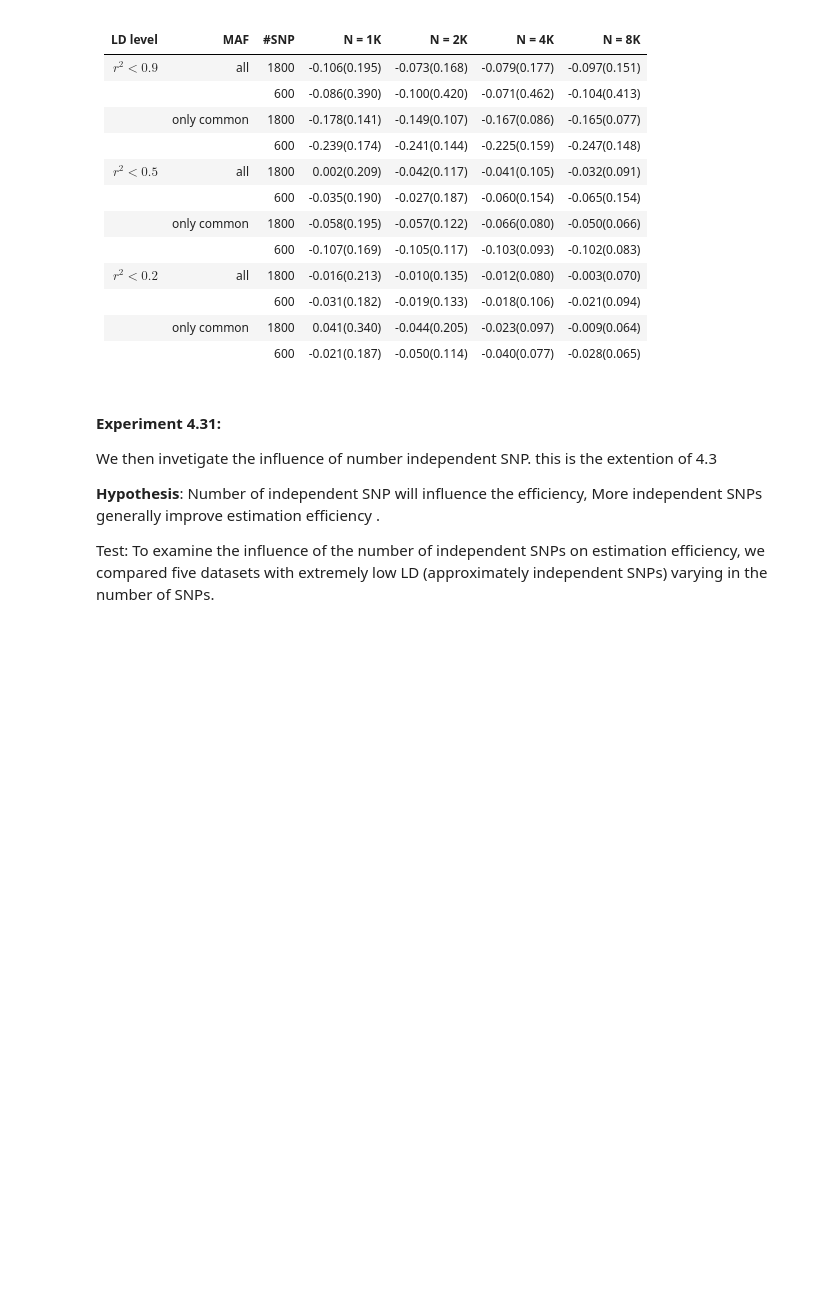
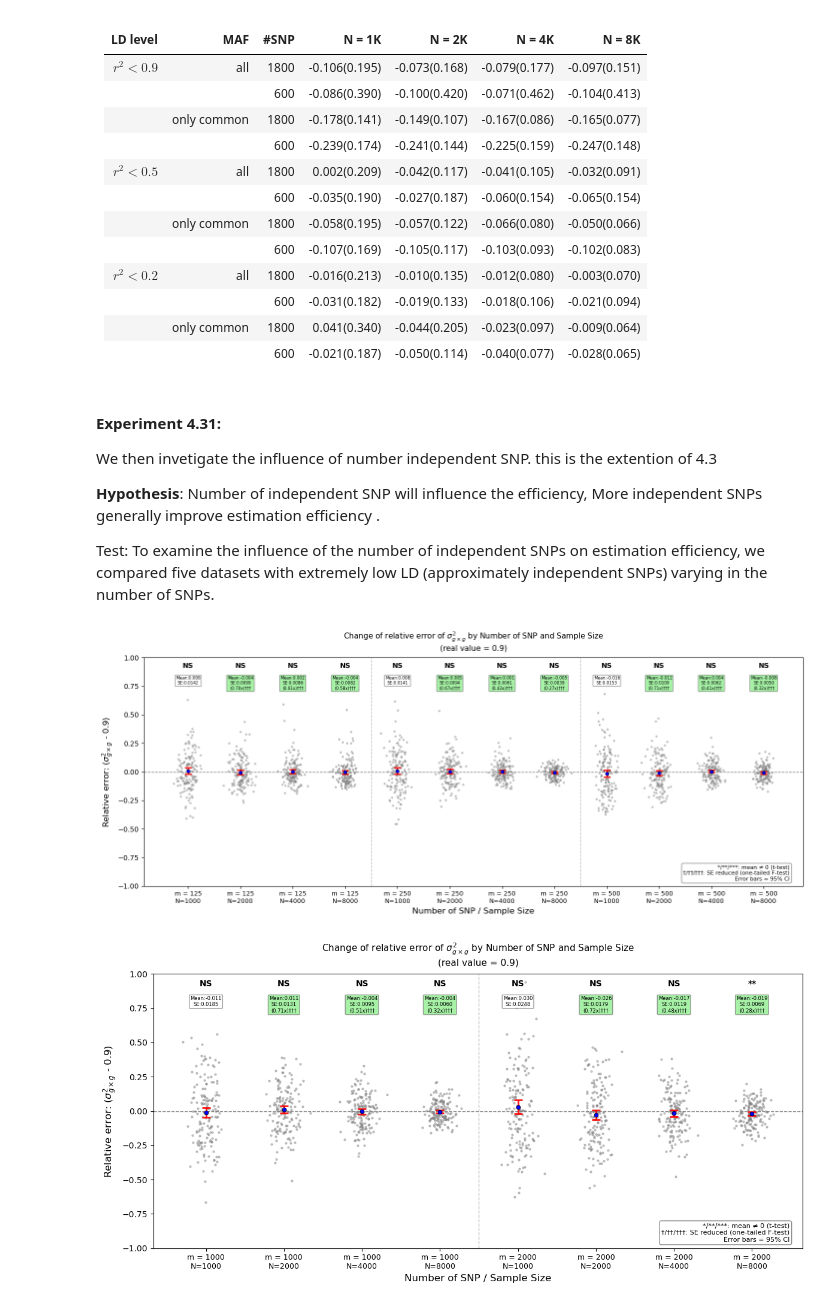
Before and after one commit to border-lab/Full-gene-level-GxG-Estimation, a Jupyter notebook: Experiments/solve_ContiguousSNP.ipynb, the cells around one changed output. Saved outputs shown, nothing was run; the diff lists cells and outputs as text; code cells hidden in the pictures; blank space fills up the shorter version.

```diff
--- a/Experiments/solve_ContiguousSNP.ipynb
+++ b/Experiments/solve_ContiguousSNP.ipynb
@@ -179,6 +179,17 @@ lowLD_smallDataset_allVariants = read_MoM_results(individual_sizes,"../test_data
 lowLD_smallDataset_commonVariants = read_MoM_results(individual_sizes,"../test_data/All_simulation_result","lowLD_smallDataset_commonVariants",600)
 
 
+##independent SNP group
+independent_m125 = read_MoM_results(individual_sizes,"../test_data/All_simulation_result","independent",125)
+independent_m250 = read_MoM_results(individual_sizes,"../test_data/All_simulation_result","independent",250)
+independent_m500 = read_MoM_results(individual_sizes,"../test_data/All_simulation_result","independent",500)
+independent_m1000 = read_MoM_results(individual_sizes,"../test_data/All_simulation_result","independent",1000)
+independent_m2000 = read_MoM_results(individual_sizes,"../test_data/All_simulation_result","independent",2000)
+
+
+## standardlization group
+highLD_largeDataset_allVariants_standard = read_MoM_results(individual_sizes,"../test_data/All_simulation_result","highLD_large_all_standard_MOM",1800)
+
 ### the previsoue code
 #individual_sizes = [1000,2000,4000,8000]
 #highLD_largeDataset_allVariants = read_MoM_results(individual_sizes,"../test_data/All_simulation_result/highLD_largeDataset_allVariants/",1800)
@@ -452,3 +463,36 @@ We then invetigate the influence of number independent SNP. this is the extentio
 **Hypothesis**: Number of independent SNP will influence the efficiency, More independent SNPs generally improve estimation efficiency .
 
 Test: To examine the influence of the number of independent SNPs on estimation efficiency, we compared five datasets with extremely low LD (approximately independent SNPs) varying in the number of SNPs.
+# %%
+individual_sizes = [1000, 2000, 4000, 8000]
+x_labels1 = ["m = 125", "m = 250","m = 500"]
+x_labels2 = ["m = 1000","m = 2000"]
+
+plot_relative_error_across_groups_combined(
+    independent_m125,
+    independent_m250,
+    independent_m500,
+    x_labels=x_labels1,
+    individual_sizes=individual_sizes,
+    col_num=0,
+    real_value=0.9,
+    ymin=-1,
+    ymax=1,
+    x_axis_name="Number of SNP"
+)
+
+
+plot_relative_error_across_groups_combined(
+    independent_m1000,
+    independent_m2000,
+    x_labels=x_labels2,
+    individual_sizes=individual_sizes,
+    col_num=0,
+    real_value=0.9,
+    ymin=-1,
+    ymax=1,
+    x_axis_name="Number of SNP"
+)
+# %% [output]
+[figure, added]
+[figure, added]
```
Also changed, not shown: parts of 2 cells of this notebook, 10 other files.
